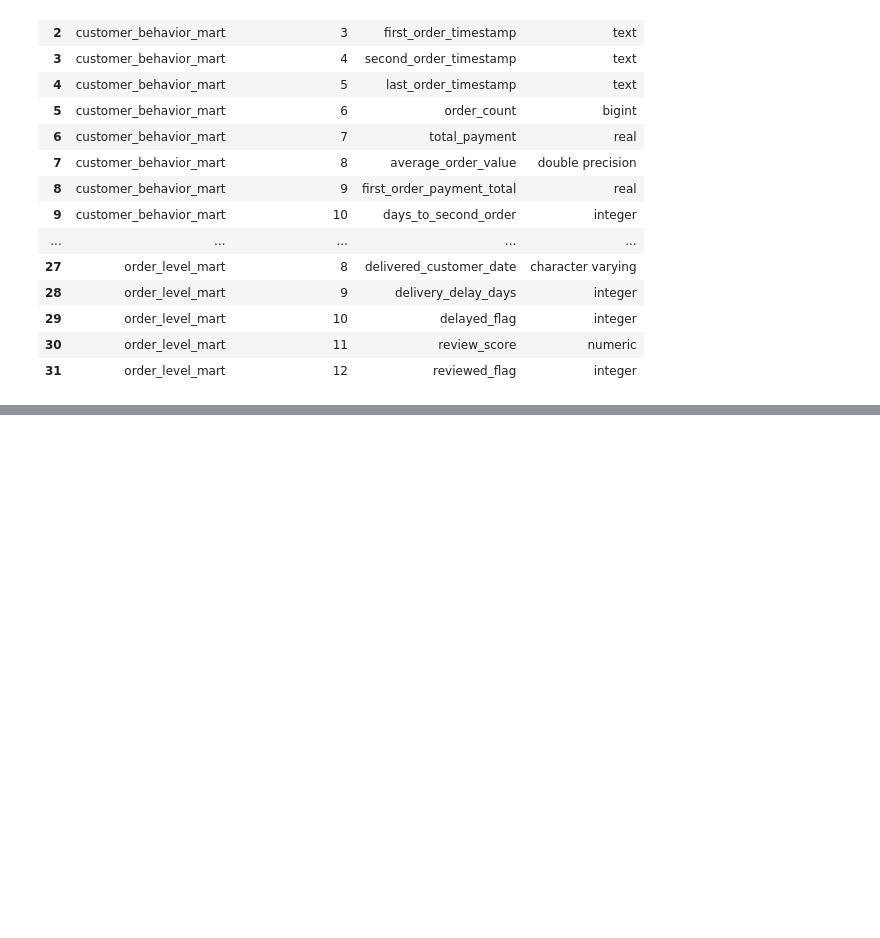
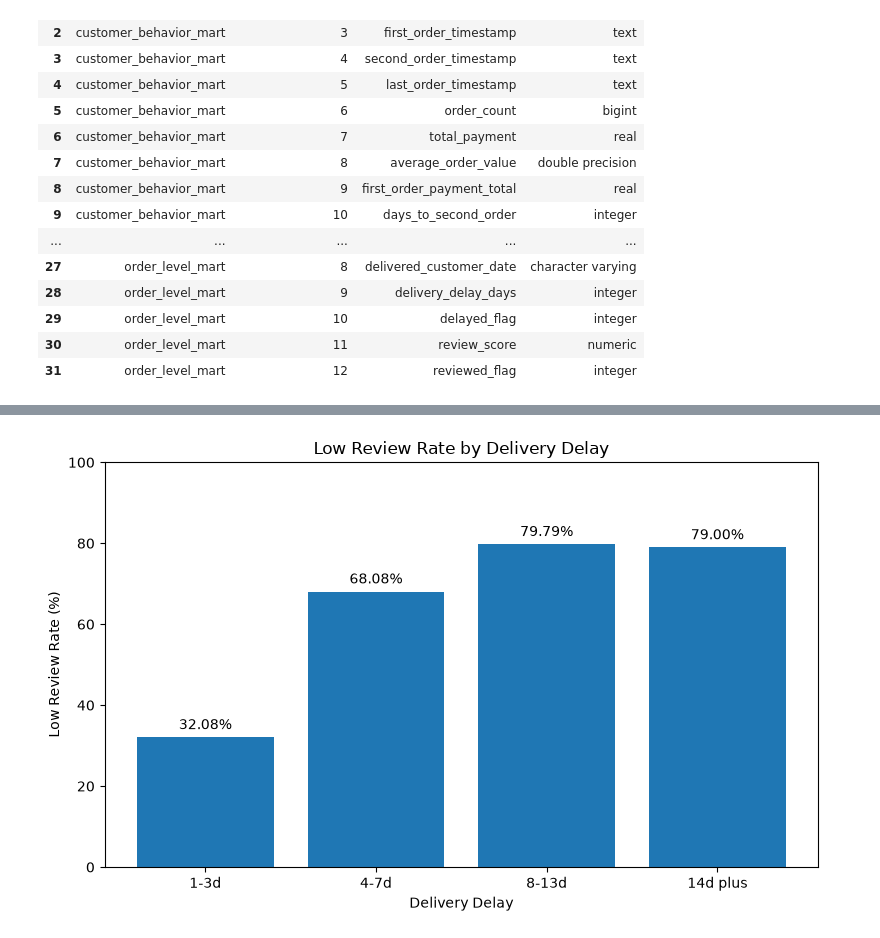
Before and after one commit to luttulub/E-commerce_Product_Business_Analytics_Portfolio, a Jupyter notebook: notebooks/01_repurchase_driver_validation.ipynb, the cells around one changed output, grey strips where cells are left out. Drawn from its saved outputs; the diff is of its cells as text; code cells hidden in the pictures; blank space fills up the shorter version.

Commit message:
analysis: validate retention and cx drivers

```diff
--- a/notebooks/01_repurchase_driver_validation.ipynb
+++ b/notebooks/01_repurchase_driver_validation.ipynb
@@ -168,0 +284,5 @@ retention_base.head()
+# %%
+# 90일 관찰 가능 고객만 추출
+retention_base = validation_base[validation_base['eligible_90d'] == 1].copy()
+
+print(retention_base.shape)
@@ -168,0 +329,13 @@ retention_base.head()
+# %%
+# 주요 카테고리 유지 + multi / unknown 별도 분리
+category_count = model_base['first_order_category'].value_counts()
+
+special_category = ['multi_category', 'unknown_category']
+major_category = category_count[(category_count >= 1000) & (~category_count.index.isin(special_category))].index
+keep_category = major_category.union(special_category)
+
+model_base['category_model'] = model_base['first_order_category'].where(model_base['first_order_category'].isin(keep_category), 'other_category')
+
+print(model_base['category_model'].value_counts())
+print()
+print('other로 통합된 카테고리 수:', (~category_count.index.isin(keep_category)).sum())
@@ -168,0 +601,8 @@ retention_base.head()
+# %%
+# 배송 지연 기간별 저리뷰율
+cx_base['delay_severity'] = pd.cut(cx_base['delivery_delay_days'], bins=[0, 3, 7, 13, float('inf')], labels=['1-3d', '4-7d', '8-13d', '14d plus'])
+
+delay_summary = cx_base.groupby('delay_severity', observed=True)['low_review_flag'].mean().mul(100).reset_index(name='low_review_rate')
+delay_summary['low_review_rate'] = delay_summary['low_review_rate'].round(2)
+
+delay_summary
@@ -168,0 +615,19 @@ retention_base.head()
+# %%
+# 저리뷰율 시각화
+import matplotlib.pyplot as plt
+
+plt.figure(figsize=(8, 5))
+bars = plt.bar(delay_summary['delay_severity'].astype(str), delay_summary['low_review_rate'])
+
+plt.title('Low Review Rate by Delivery Delay')
+plt.xlabel('Delivery Delay')
+plt.ylabel('Low Review Rate (%)')
+plt.ylim(0, 100)
+
+for bar, value in zip(bars, delay_summary['low_review_rate']):
+	plt.text(bar.get_x() + bar.get_width() / 2, value + 2, f'{value:.2f}%', ha='center')
+
+plt.tight_layout()
+plt.show()
+# %% [output]
+[figure, added]
```
Also changed, not shown: parts of 29 cells of this notebook, 1 other file.
